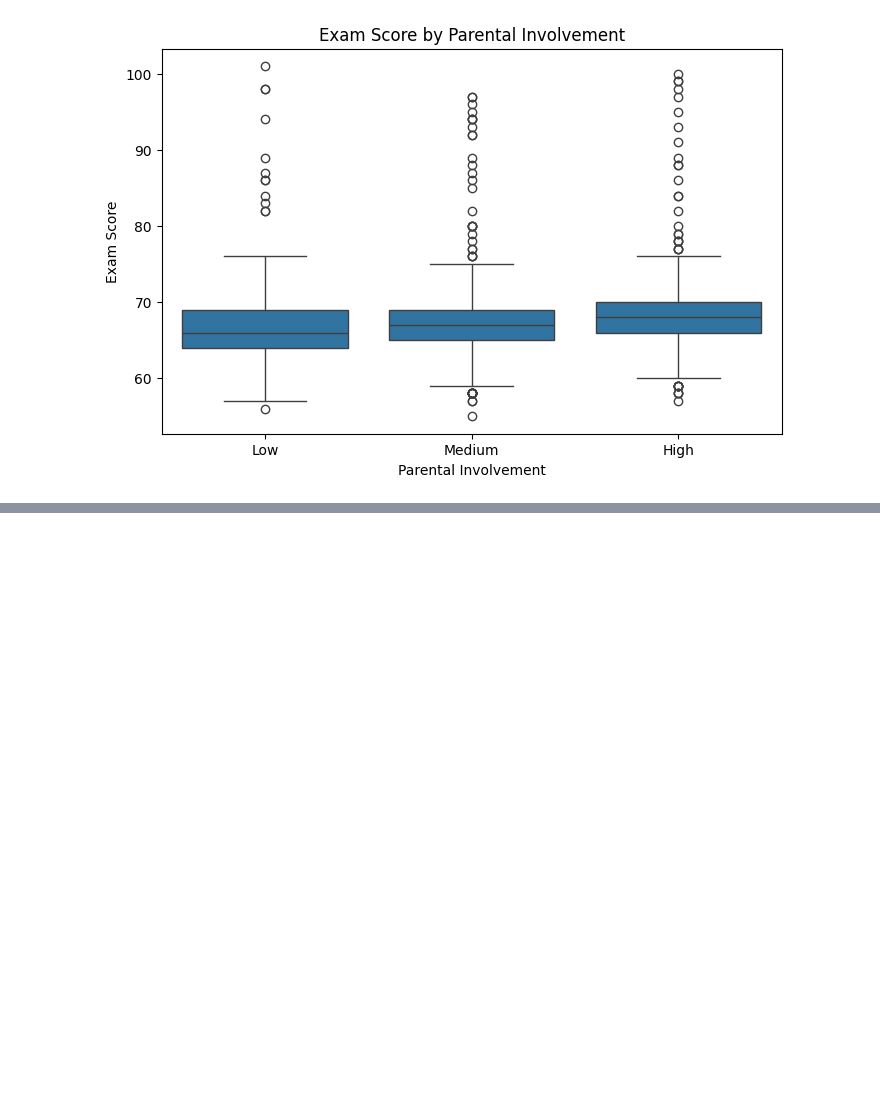
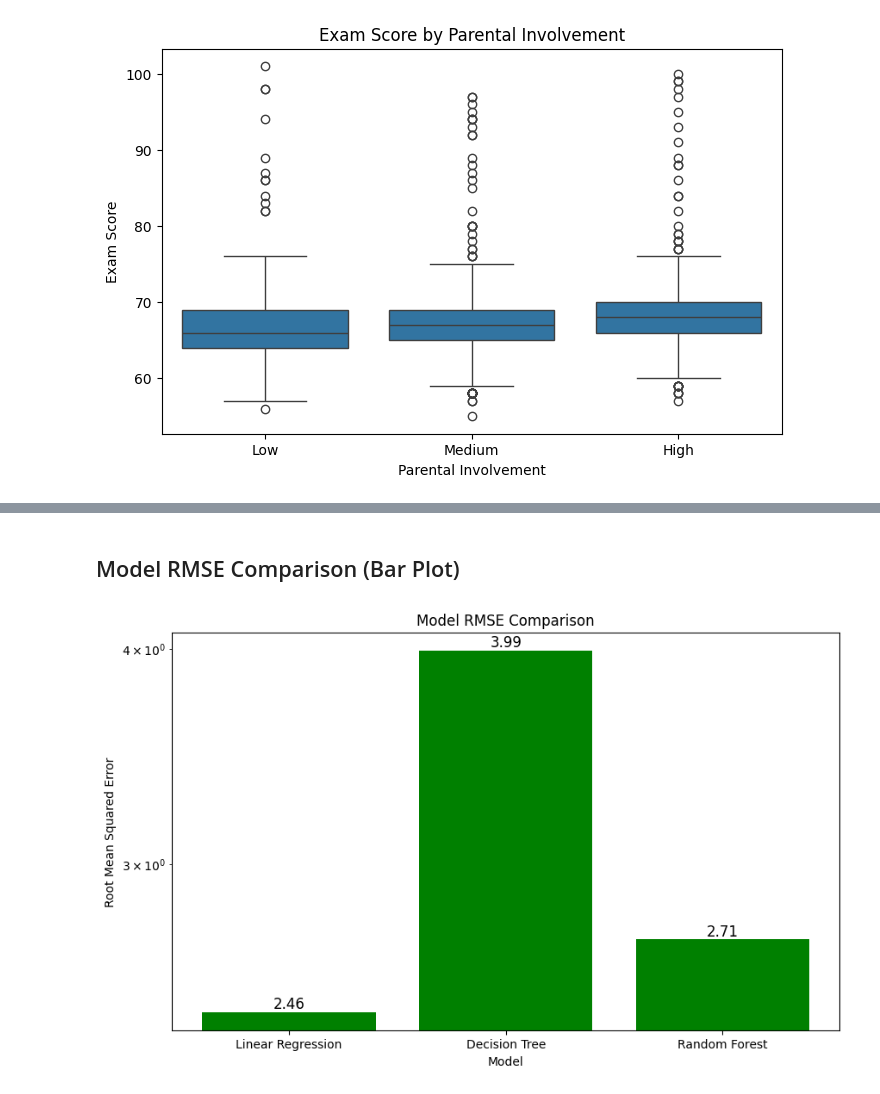
Before and after one commit to IrutingaboRaissa/scorepredictor, a Jupyter notebook: linear_regression/EngageMetrics.ipynb, the cells around one changed output, grey strips where cells are left out. Drawn from its saved outputs; the diff is of its cells as text; code cells hidden in the pictures; blank space fills up the shorter version.

```diff
--- a/EngageMetrics.ipynb
+++ b/linear_regression/EngageMetrics.ipynb
@@ -517,0 +629,26 @@ Passing `palette` without assigning `hue` is deprecated and will be removed in v
+# %% [markdown]
+## Model RMSE Comparison (Bar Plot)
+# %%
+# Calculate RMSE for all models (ensure these are defined before plotting)
+linear_rmse = np.sqrt(mean_squared_error(y_test, linear_pred))
+dt_rmse = np.sqrt(mean_squared_error(y_test, dt_pred))
+rf_rmse = np.sqrt(mean_squared_error(y_test, rf_pred))
+
+# Bar plot comparing RMSE of all models (log scale, value labels)
+model_names = ['Linear Regression', 'Decision Tree', 'Random Forest']
+rmse_values = [linear_rmse, dt_rmse, rf_rmse]
+
+plt.figure(figsize=(10,6))
+bars = plt.bar(model_names, rmse_values, color='green')
+plt.yscale('log')
+plt.ylabel('Root Mean Squared Error')
+plt.xlabel('Model')
+plt.title('Model RMSE Comparison')
+
+# Add value labels on top of bars
+for bar, rmse in zip(bars, rmse_values):
+    plt.text(bar.get_x() + bar.get_width()/2, rmse, f'{rmse:.2f}', ha='center', va='bottom', fontsize=12)
+
+plt.show()
+# %% [output]
+[figure, added]
```
Also changed, not shown: parts of 43 cells of this notebook, 8 other files.
